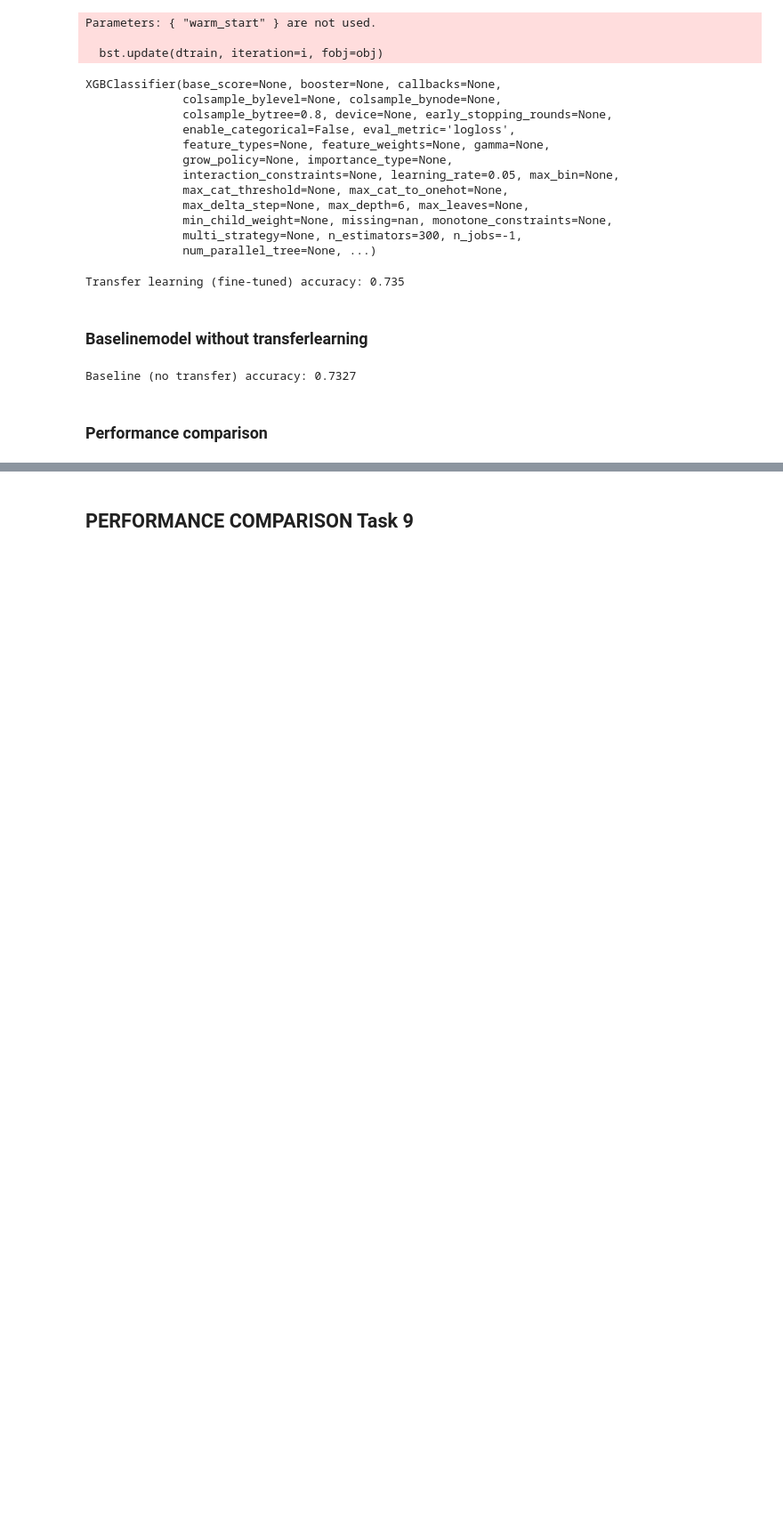
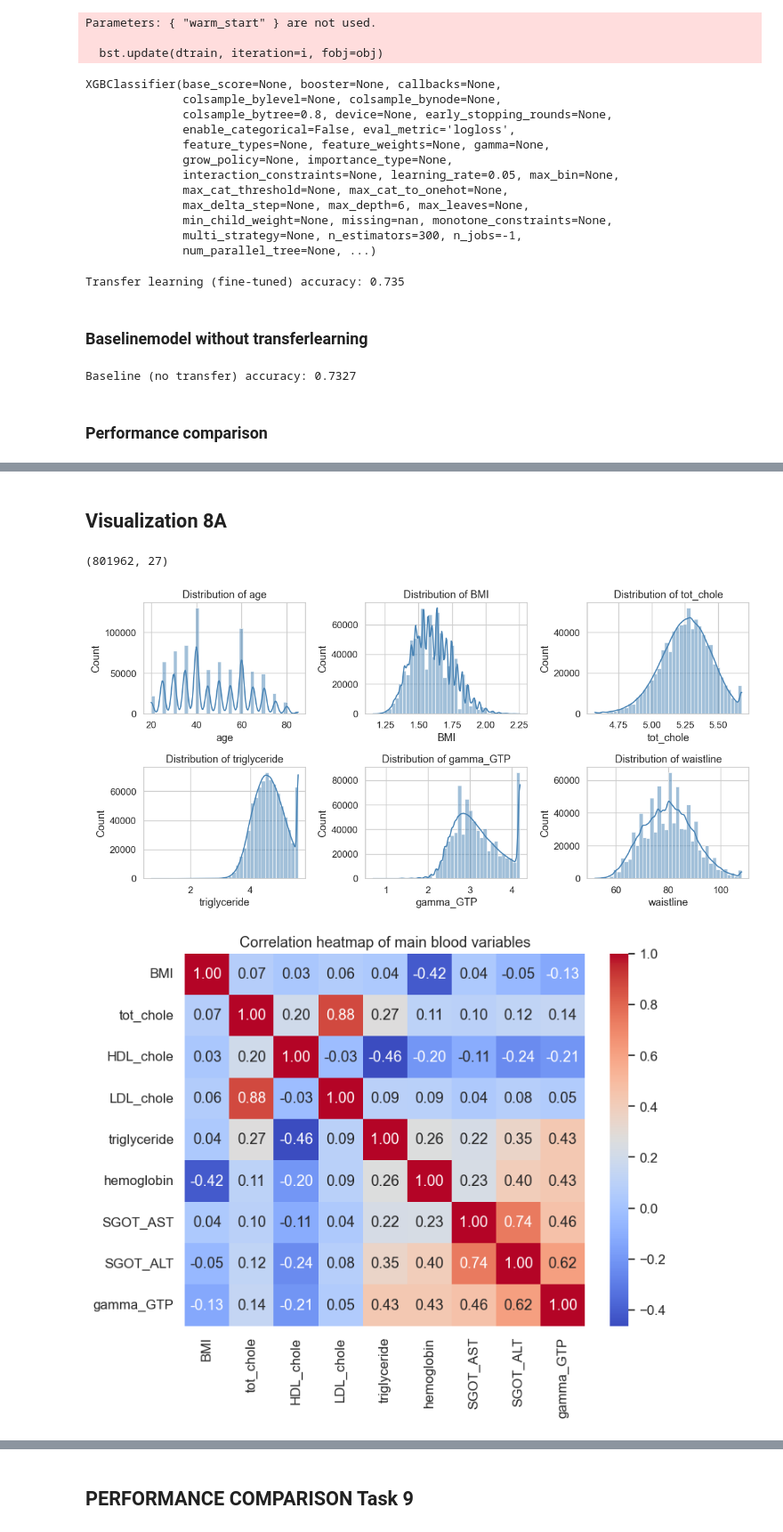
Before and after one commit to johngothe/datadrevet-ex-1, a Jupyter notebook: ex3.ipynb, the cells around one changed output, grey strips where cells are left out. Shown at 89% size. Drawn from its saved outputs; the diff is of its cells as text; code cells hidden in the pictures; blank space fills up the shorter version.

```diff
--- a/ex3.ipynb
+++ b/ex3.ipynb
@@ -985,0 +993,69 @@ Transfer learning (fine-tune): 0.7350
+# %% [markdown]
+## Visualization 8A
+# %%
+largeset_encoded.shape
+# %% [output]
+(801962, 27)
+# %%
+import pandas as pd
+import numpy as np
+import seaborn as sns
+import matplotlib.pyplot as plt
+from sklearn.decomposition import PCA
+from sklearn.preprocessing import StandardScaler
+
+# Sett stiler
+sns.set(style="whitegrid", font_scale=1.1)
+
+# ====== 1. Feature distributions ======
+features = ['age', 'BMI', 'tot_chole', 'triglyceride', 'gamma_GTP', 'waistline']
+plt.figure(figsize=(12, 6))
+for i, col in enumerate(features, 1):
+    plt.subplot(2, 3, i)
+    sns.histplot(largeset_encoded[col], bins=40, kde=True, color="steelblue")
+    plt.title(f"Distribution of {col}")
+plt.tight_layout()
+plt.show()
+
+
+# ====== 2. Correlation heatmap ======
+corr_cols = ['BMI', 'tot_chole', 'HDL_chole', 'LDL_chole', 'triglyceride',
+              'hemoglobin', 'SGOT_AST', 'SGOT_ALT', 'gamma_GTP']
+corr = largeset_encoded[corr_cols].corr()
+
+plt.figure(figsize=(8, 6))
+sns.heatmap(corr, cmap="coolwarm", annot=True, fmt=".2f")
+plt.title("Correlation heatmap of main blood variables")
+plt.show()
+
+
+# ====== 3. PCA visualization ======
+X = largeset_encoded.drop(columns=['DRK_YN_Y'])
+y = largeset_encoded['DRK_YN_Y']
+
+X_scaled = StandardScaler().fit_transform(X)
+pca = PCA(n_components=2)
+X_pca = pca.fit_transform(X_scaled)
+pca_df = pd.DataFrame(data=X_pca, columns=['PC1', 'PC2'])
+pca_df['DRK_YN_Y'] = y.values
+
+plt.figure(figsize=(8, 6))
+sns.scatterplot(
+    data=pca_df.sample(5000, random_state=42),  # tar et utvalg for tydelig plot
+    x="PC1", y="PC2", hue="DRK_YN_Y",
+    palette={0: "steelblue", 1: "darkorange"}, alpha=0.6
+)
+plt.title("PCA projection (first two principal components)")
+plt.show()
+
+
+# ====== 4. Target distribution ======
+plt.figure(figsize=(5, 4))
+sns.countplot(x='DRK_YN_Y', data=largeset_encoded, palette="pastel")
+plt.title("Target variable distribution (DRK_YN_Y)")
+plt.xlabel("Alcohol consumption (0 = No, 1 = Yes)")
+plt.ylabel("Count")
+plt.show()
+# %% [output]
+[figure, added]
+[figure, added]
```
Also changed, not shown: parts of 15 cells of this notebook.
